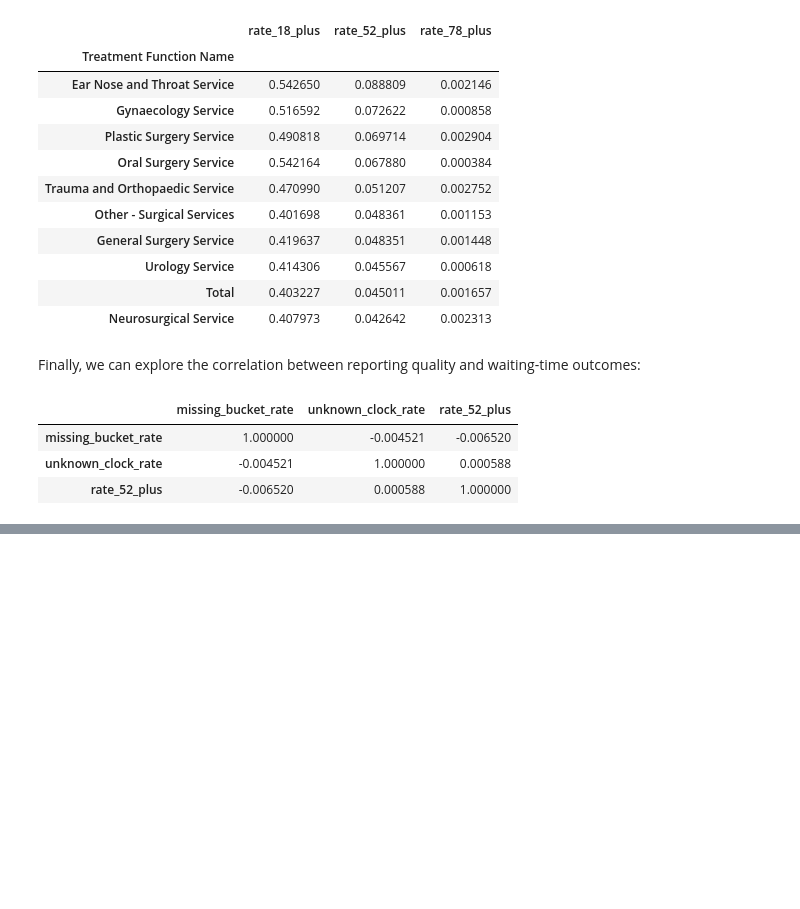
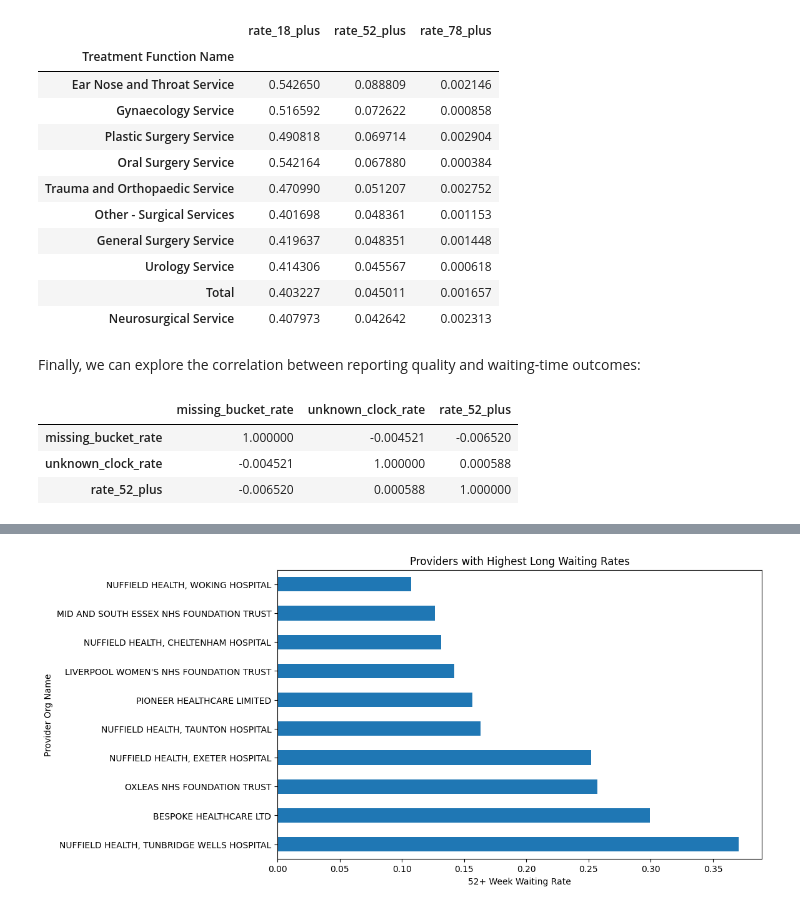
Before and after one commit to MeganRichards1/nhs-waiting-times-analysis, a Jupyter notebook: notebooks/project_analysis.ipynb, the cells around one changed output, grey strips where cells are left out. Drawn from its saved outputs; the diff is of its cells as text; code cells hidden in the pictures; blank space fills up the shorter version.

```diff
--- a/notebooks/project_analysis.ipynb
+++ b/notebooks/project_analysis.ipynb
@@ -488,0 +569,12 @@ analysis_df[[
+# %%
+provider_summary.head(10)["rate_52_plus"].plot(
+    kind="barh",
+    figsize=(10,6)
+)
+
+plt.xlabel("52+ Week Waiting Rate")
+plt.title("Providers with Highest Long Waiting Rates")
+
+plt.show()
+# %% [output]
+[figure, added]
```
Also changed, not shown: parts of 10 cells of this notebook.
